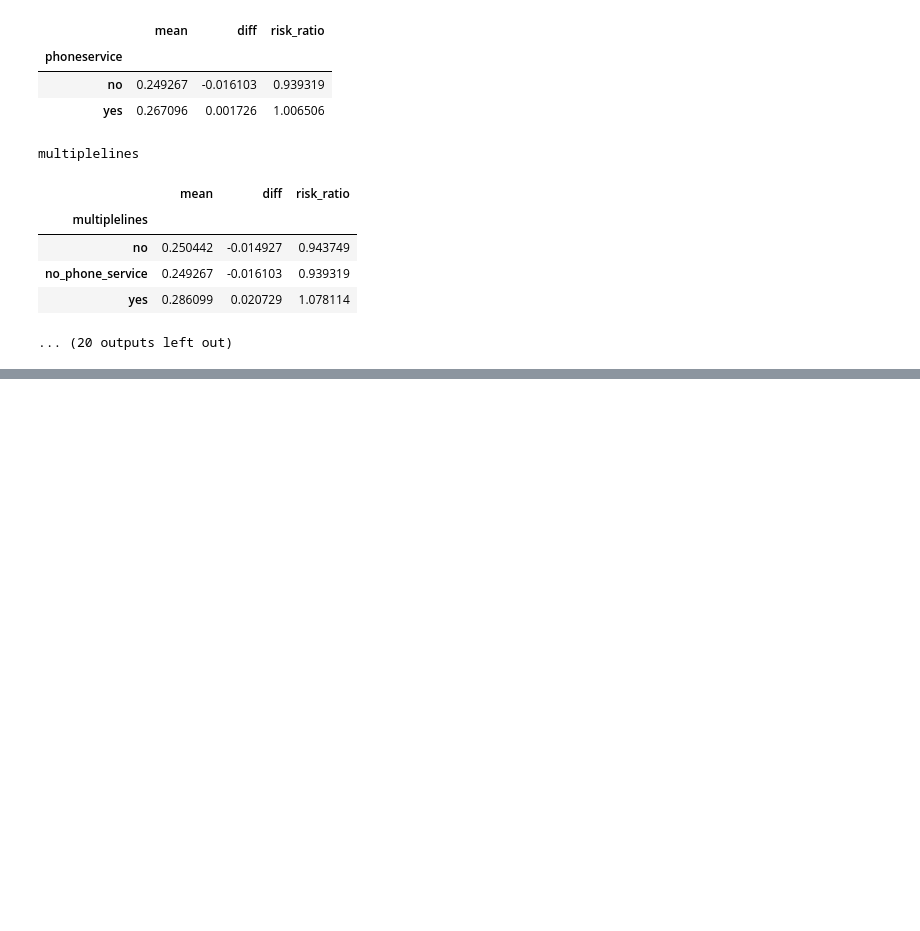
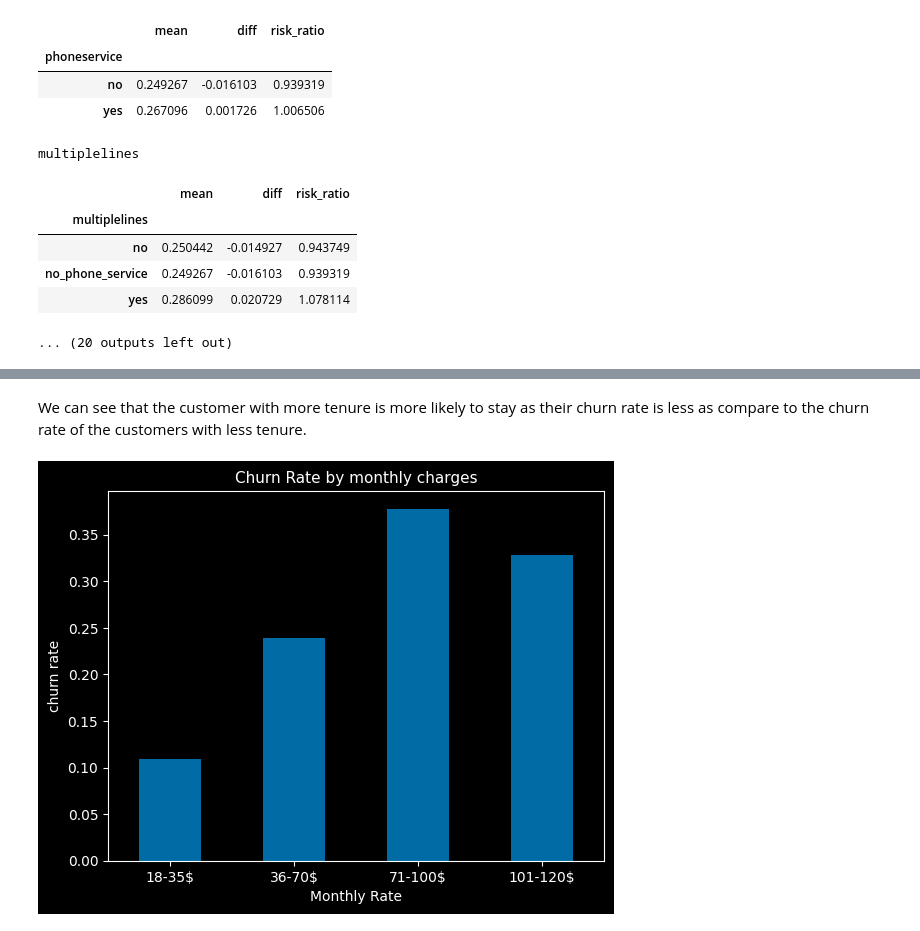
Before and after one commit to madhuri-15/mlbookcamp-homeworks, a Jupyter notebook: Week3-Classification/Project/ChurnPrediction.ipynb, the cells around one changed output, grey strips where cells are left out. Cells and saved outputs as stored; diff of their text form; code cells hidden in the pictures; blank space fills up the shorter version.

```diff
--- a/Week3-Classification/Project/ChurnPrediction.ipynb
+++ b/Week3-Classification/Project/ChurnPrediction.ipynb
@@ -297,0 +384,25 @@ multiplelines
+# %% [markdown]
+We can see that the customer with more tenure is more likely to stay as their churn rate is less as compare to the churn rate of the customers with less tenure.
+# %%
+# Monthly Charges is the amount charged to the customer monthly.
+
+monthlyCharge  = pd.cut( x=data['monthlycharges'],
+       bins=[18, 35, 70, 90, 120],
+       labels=['18-35$', '36-70$', '71-100$', '101-120$'])
+
+# Data preparation
+monthlyCharge_df = pd.DataFrame({
+    'monthlyCharge':monthlyCharge,
+    'churn':data['churn']
+})
+
+# plot
+monthlyCharge_df.groupby(by=['monthlyCharge'])['churn'].agg(func='mean').plot(kind='bar')
+plt.title("Churn Rate by monthly charges", size=11)
+plt.xlabel("Monthly Rate", size=10)
+plt.ylabel("churn rate", size=10)
+
+plt.xticks(rotation=0)
+plt.show()
+# %% [output]
+[figure, added]
```
Also changed, not shown: parts of 13 cells of this notebook.
